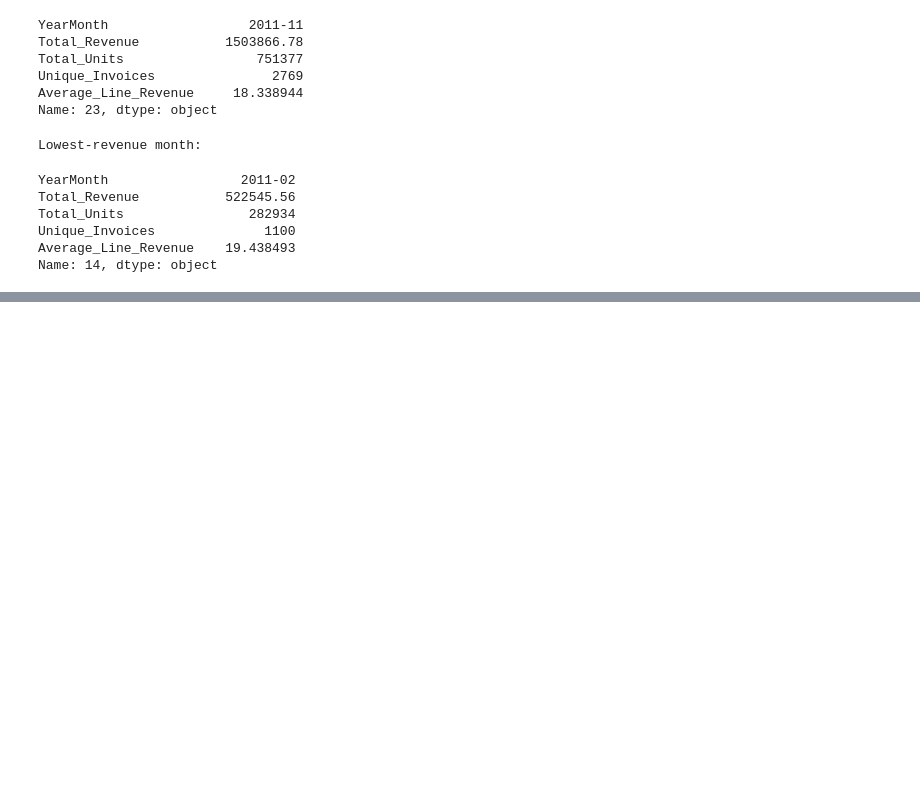
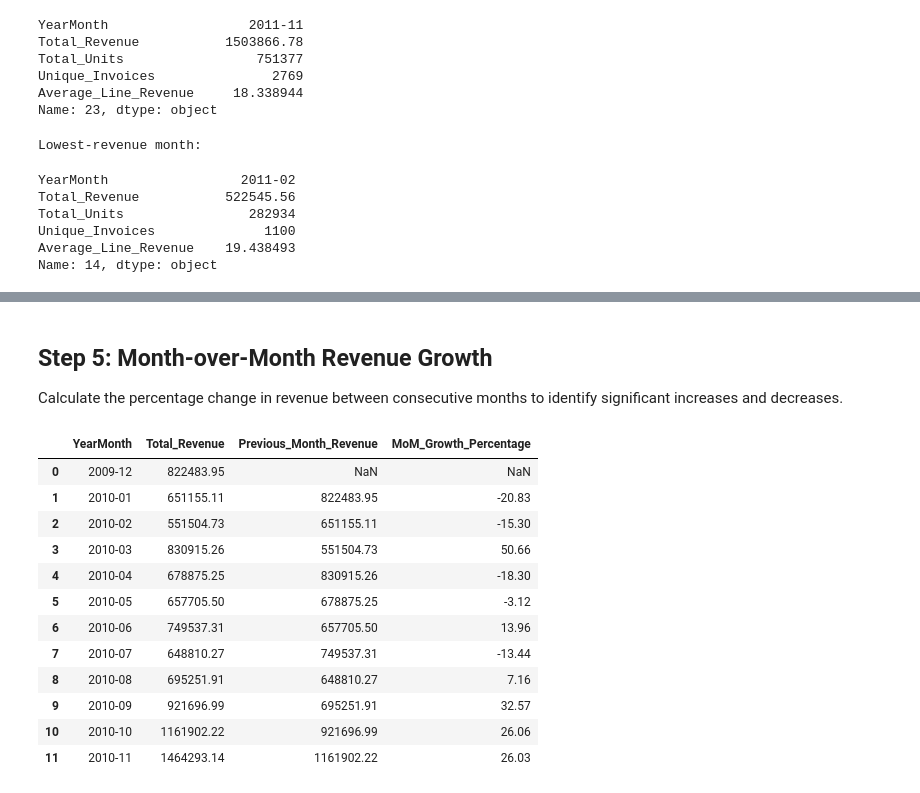
Before and after one commit to siddardha-007/retail-pulse-analytics, a Jupyter notebook: notebooks/03_feature_engineering.ipynb, the cells around one changed output, grey strips where cells are left out. Saved outputs shown, nothing was run; the diff lists cells and outputs as text; code cells hidden in the pictures; blank space fills up the shorter version.

```diff
--- a/notebooks/03_feature_engineering.ipynb
+++ b/notebooks/03_feature_engineering.ipynb
@@ -204,0 +234,39 @@ Name: 14, dtype: object
+# %% [markdown]
+## Step 5: Month-over-Month Revenue Growth
+
+Calculate the percentage change in revenue between consecutive months to identify significant increases and decreases.
+# %%
+monthly_sales["Previous_Month_Revenue"] = (
+    monthly_sales["Total_Revenue"].shift(1)
+)
+
+monthly_sales["MoM_Growth_Percentage"] = (
+    monthly_sales["Total_Revenue"]
+    .pct_change()
+    .mul(100)
+)
+
+display(
+    monthly_sales[
+        [
+            "YearMonth",
+            "Total_Revenue",
+            "Previous_Month_Revenue",
+            "MoM_Growth_Percentage"
+        ]
+    ].head(12).round(2)
+)
+# %% [output]
+|  | YearMonth | Total_Revenue | Previous_Month_Revenue | MoM_Growth_Percentage |
+| 0 | 2009-12 | 822483.95 | NaN | NaN |
+| 1 | 2010-01 | 651155.11 | 822483.95 | -20.83 |
+| 2 | 2010-02 | 551504.73 | 651155.11 | -15.30 |
+| 3 | 2010-03 | 830915.26 | 551504.73 | 50.66 |
+| 4 | 2010-04 | 678875.25 | 830915.26 | -18.30 |
+| 5 | 2010-05 | 657705.50 | 678875.25 | -3.12 |
+| 6 | 2010-06 | 749537.31 | 657705.50 | 13.96 |
+| 7 | 2010-07 | 648810.27 | 749537.31 | -13.44 |
+| 8 | 2010-08 | 695251.91 | 648810.27 | 7.16 |
+| 9 | 2010-09 | 921696.99 | 695251.91 | 32.57 |
+| 10 | 2010-10 | 1161902.22 | 921696.99 | 26.06 |
+| 11 | 2010-11 | 1464293.14 | 1161902.22 | 26.03 |
```
Also changed, not shown: parts of 7 cells of this notebook.
